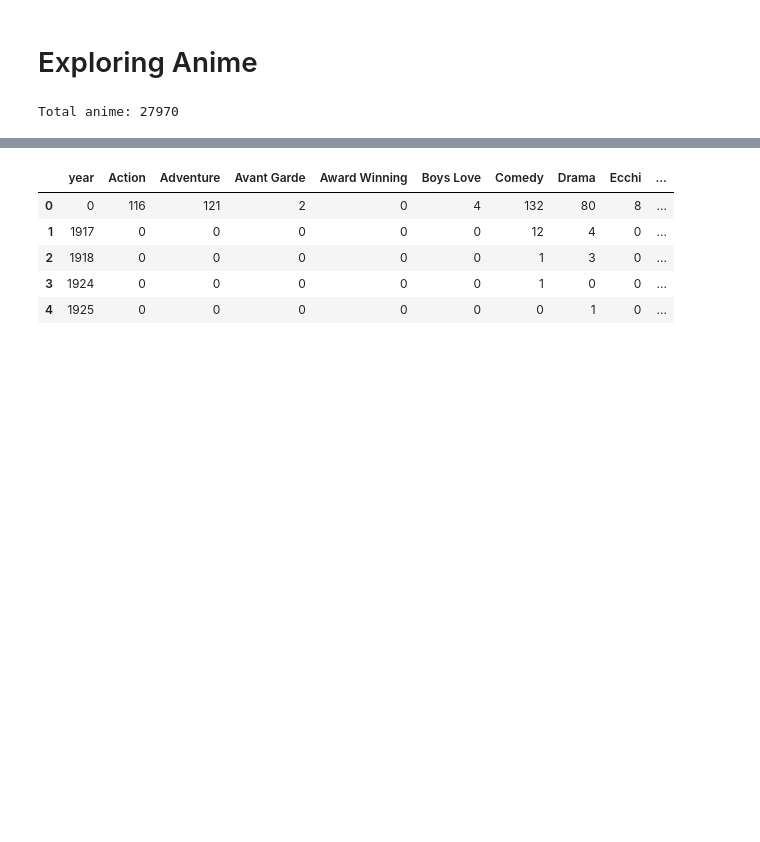
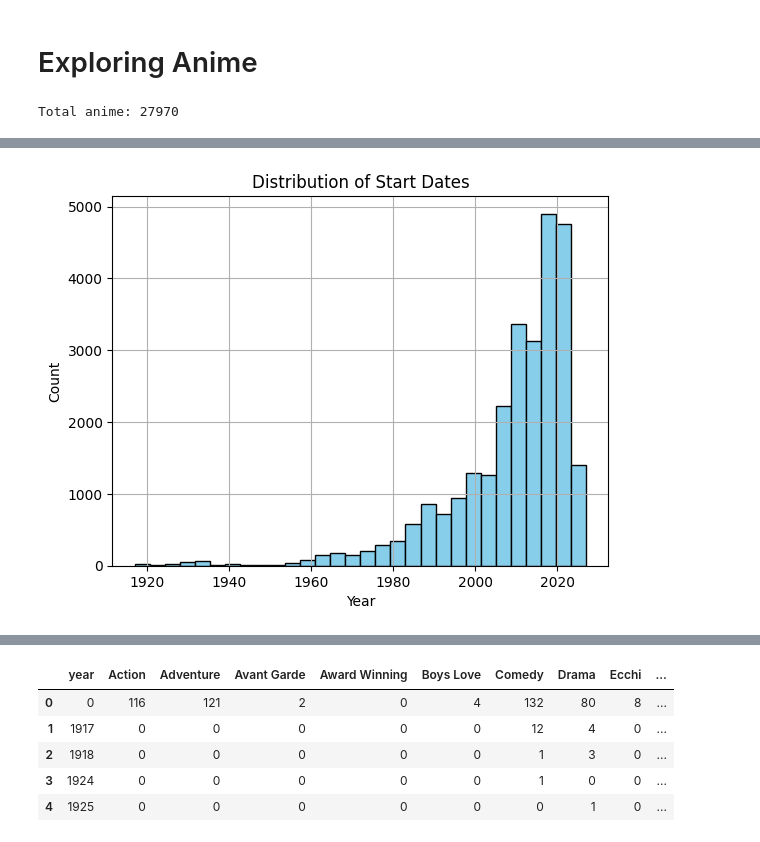
Before and after one commit to ImCodingCat/capstone_project, a Jupyter notebook: explore/explore.ipynb, the cells around one changed output, grey strips where cells are left out. Cells and saved outputs as stored; diff of their text form; code cells hidden in the pictures; blank space fills up the shorter version.

Commit message:
Explore and Fixed ending typo in cleaning

```diff
--- a/explore/explore.ipynb
+++ b/explore/explore.ipynb
@@ -41,0 +74,6 @@ dtype: int64
+# %%
+anime_df['start_date'] = pd.to_datetime(anime_df['start'], errors='coerce')
+anime_df['end_date'] = pd.to_datetime(anime_df['ending'], errors='coerce')
+# %%
+anime_df['duration'] = (anime_df['end_date'] - anime_df['start_date']).dt.days
+anime_df.sample(1)
@@ -41,0 +84,8 @@ dtype: int64
+# %%
+anime_df['start_date'].dropna().dt.year.hist(bins=30, color='skyblue', edgecolor='black')
+plt.title('Distribution of Start Dates')
+plt.xlabel('Year')
+plt.ylabel('Count')
+plt.show()
+# %% [output]
+[figure, added]
```
Also changed, not shown: parts of 8 cells of this notebook, 2 other files.
